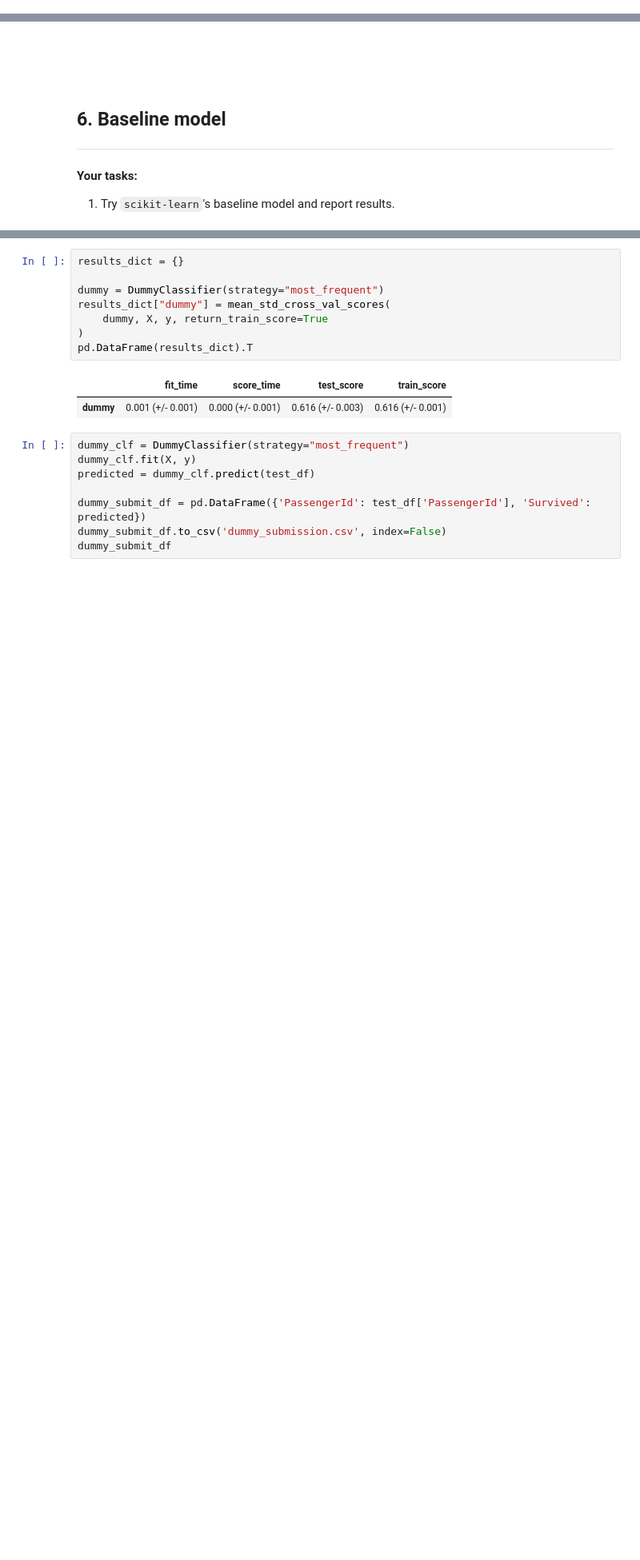
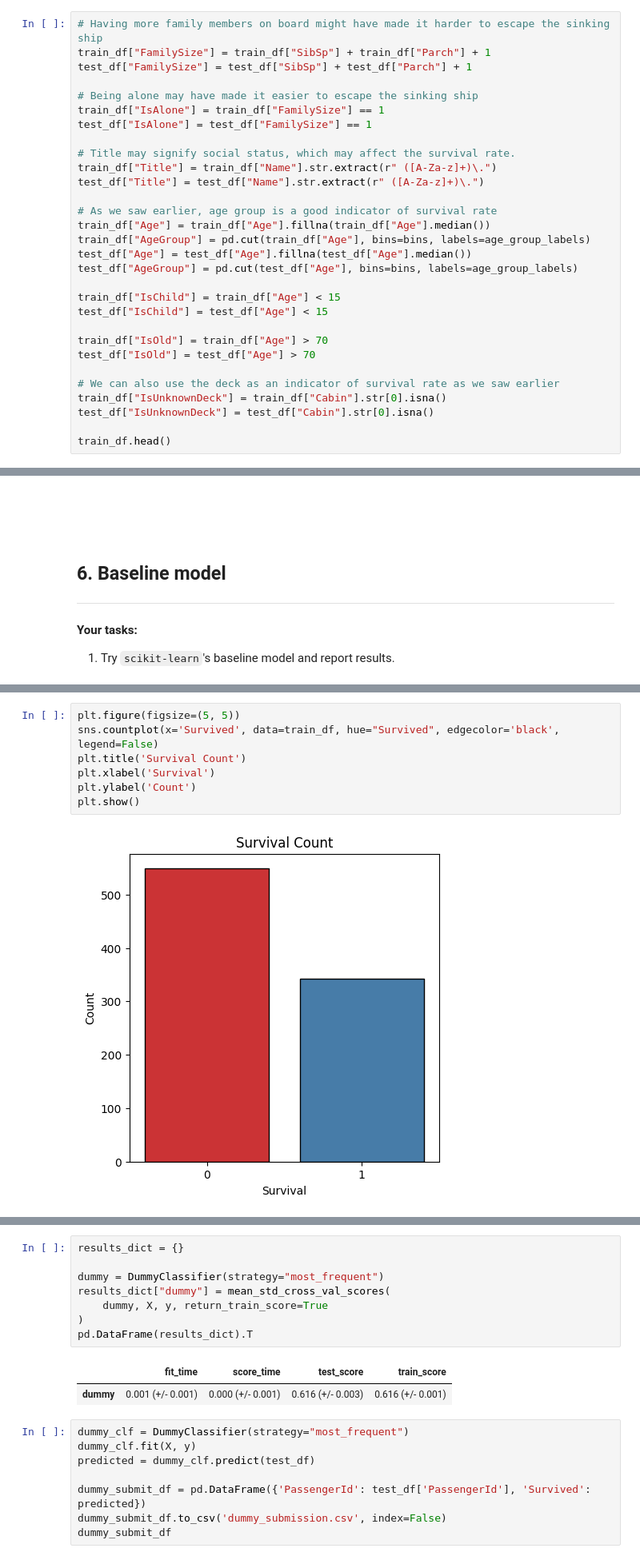
Before and after one commit to caden-maxwell/titanic_cs4320, a Jupyter notebook: final_report.ipynb, the cells around one changed output, grey strips where cells are left out. Shown at 80% size. Cells and saved outputs as stored; diff of their text form; blank space fills up the shorter version.

```diff
--- a/final_report.ipynb
+++ b/final_report.ipynb
@@ -175,0 +301,30 @@ _Type your answer here, replacing this text._
+# %%
+# Having more family members on board might have made it harder to escape the sinking ship
+train_df["FamilySize"] = train_df["SibSp"] + train_df["Parch"] + 1
+test_df["FamilySize"] = test_df["SibSp"] + test_df["Parch"] + 1
+
+# Being alone may have made it easier to escape the sinking ship
+train_df["IsAlone"] = train_df["FamilySize"] == 1
+test_df["IsAlone"] = test_df["FamilySize"] == 1
+
+# Title may signify social status, which may affect the survival rate.
+train_df["Title"] = train_df["Name"].str.extract(r" ([A-Za-z]+)\.")
+test_df["Title"] = test_df["Name"].str.extract(r" ([A-Za-z]+)\.")
+
+# As we saw earlier, age group is a good indicator of survival rate
+train_df["Age"] = train_df["Age"].fillna(train_df["Age"].median())
+train_df["AgeGroup"] = pd.cut(train_df["Age"], bins=bins, labels=age_group_labels)
+test_df["Age"] = test_df["Age"].fillna(test_df["Age"].median())
+test_df["AgeGroup"] = pd.cut(test_df["Age"], bins=bins, labels=age_group_labels)
+
+train_df["IsChild"] = train_df["Age"] < 15
+test_df["IsChild"] = test_df["Age"] < 15
+
+train_df["IsOld"] = train_df["Age"] > 70
+test_df["IsOld"] = test_df["Age"] > 70
+
+# We can also use the deck as an indicator of survival rate as we saw earlier
+train_df["IsUnknownDeck"] = train_df["Cabin"].str[0].isna()
+test_df["IsUnknownDeck"] = test_df["Cabin"].str[0].isna()
+
+train_df.head()
@@ -298 +426,10 @@ Name: count, dtype: int64
+# %%
+plt.figure(figsize=(5, 5))
+sns.countplot(x='Survived', data=train_df, hue="Survived", edgecolor='black', legend=False)
+plt.title('Survival Count')
+plt.xlabel('Survival')
+plt.ylabel('Count')
+plt.show()
+# %% [output]
+[figure, added]
 # %% [markdown]
```
Also changed, not shown: parts of 29 cells of this notebook.
